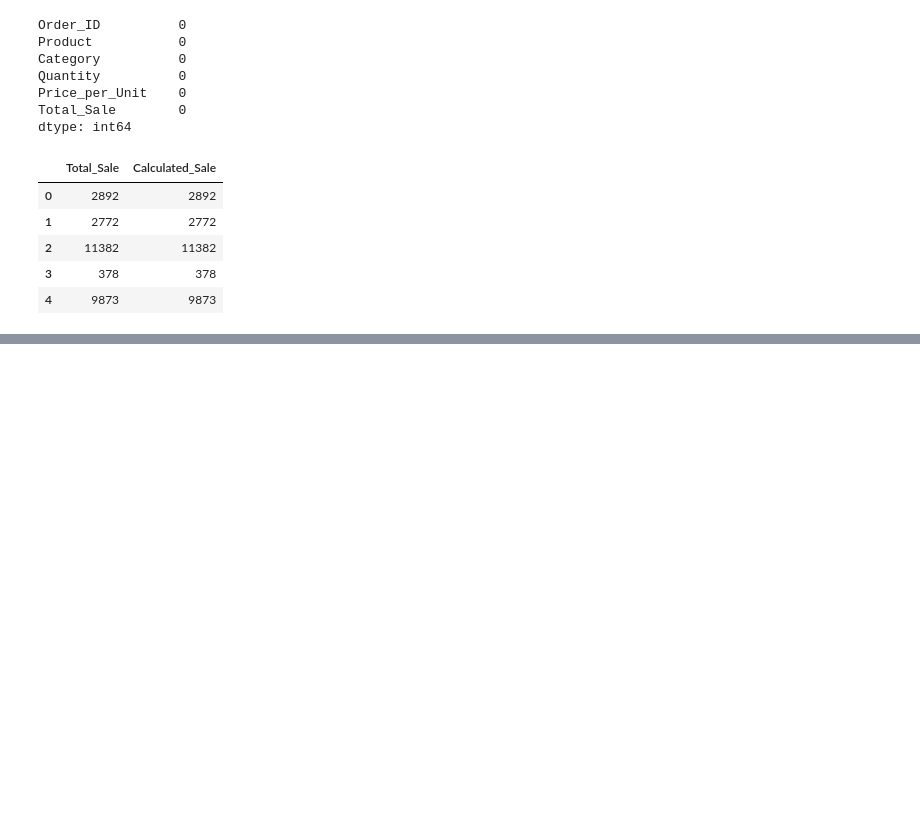
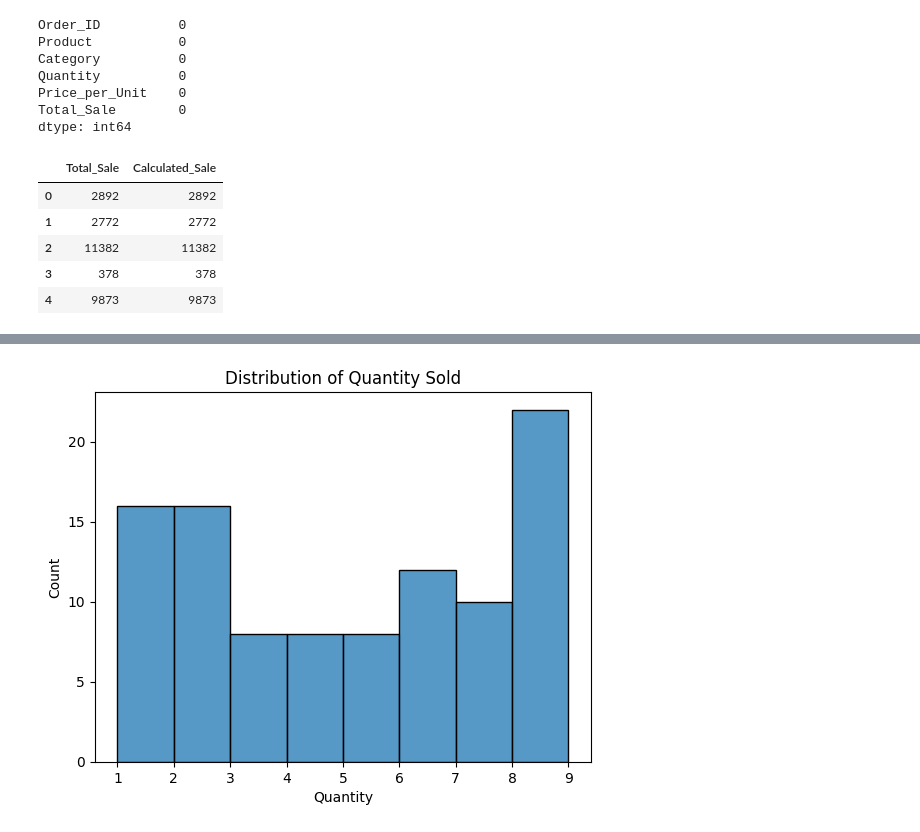
Before and after one commit to saikiran-18-sai/ecommerce-sales-analysis, a Jupyter notebook: notebooks/data_loading.ipynb, the cells around one changed output, grey strips where cells are left out. Cells and saved outputs as stored; diff of their text form; code cells hidden in the pictures; blank space fills up the shorter version.

```diff
--- a/notebooks/data_loading.ipynb
+++ b/notebooks/data_loading.ipynb
@@ -60,0 +89,8 @@ df[['Total_Sale','Calculated_Sale']].head()
+# %%
+sns.histplot(df['Quantity'])
+
+plt.title("Distribution of Quantity Sold")
+
+plt.show()
+# %% [output]
+[figure, added]
```
Also changed, not shown: parts of 6 cells of this notebook.
